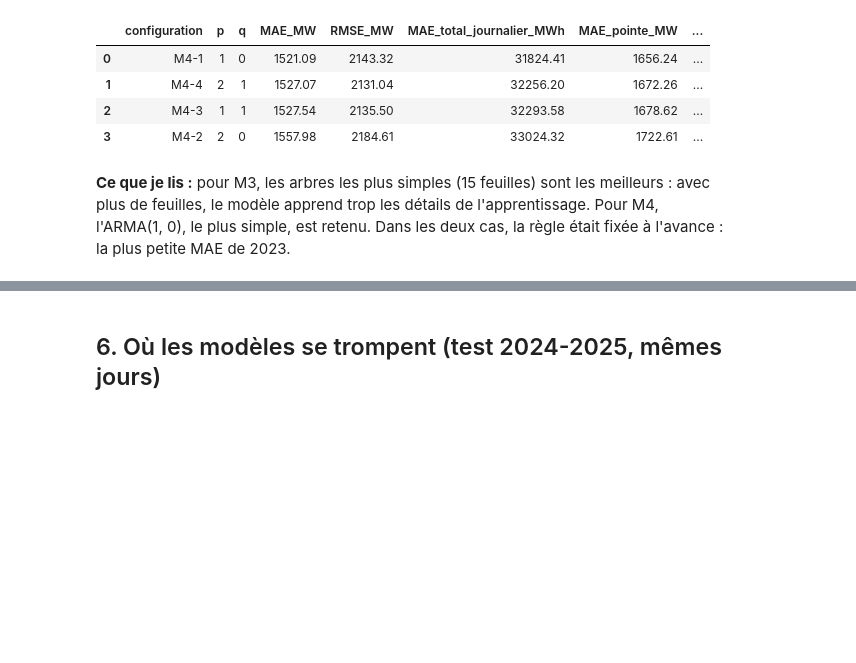
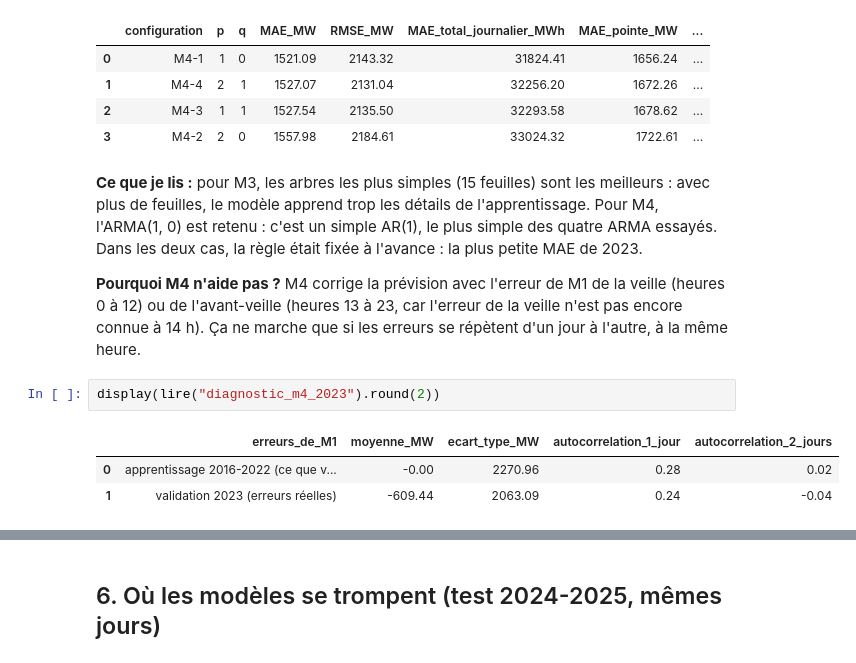
Before and after one commit to MarteOued/Projet-series-temporelles, a Jupyter notebook: notebooks/04_resultats_modeles.ipynb, the cells around one changed output, grey strips where cells are left out. Saved outputs shown, nothing was run; the diff lists cells and outputs as text; blank space fills up the shorter version.

```diff
--- a/notebooks/04_resultats_modeles.ipynb
+++ b/notebooks/04_resultats_modeles.ipynb
@@ -309,5 +310,16 @@ M4 : correction ARMA(p, q) des erreurs de M1
 | 3 | M4-2 | 2 | 0 | 1557.98 | 2184.61 | 33024.32 | 1722.61 | ... |
 # %% [markdown]
 **Ce que je lis :** pour M3, les arbres les plus simples (15 feuilles) sont les meilleurs : avec plus
-de feuilles, le modèle apprend trop les détails de l'apprentissage. Pour M4, l'ARMA(1, 0), le plus
-simple, est retenu. Dans les deux cas, la règle était fixée à l'avance : la plus petite MAE de 2023.
+de feuilles, le modèle apprend trop les détails de l'apprentissage. Pour M4, l'ARMA(1, 0) est retenu :
+c'est un simple AR(1), le plus simple des quatre ARMA essayés. Dans les deux cas, la règle était
+fixée à l'avance : la plus petite MAE de 2023.
+
+**Pourquoi M4 n'aide pas ?** M4 corrige la prévision avec l'erreur de M1 de la veille (heures 0 à
+12) ou de l'avant-veille (heures 13 à 23, car l'erreur de la veille n'est pas encore connue à 14 h).
+Ça ne marche que si les erreurs se répètent d'un jour à l'autre, à la même heure.
+# %%
+display(lire("diagnostic_m4_2023").round(2))
+# %% [output]
+|  | erreurs_de_M1 | moyenne_MW | ecart_type_MW | autocorrelation_1_jour | autocorrelation_2_jours |
+| 0 | apprentissage 2016-2022 (ce que v... | -0.00 | 2270.96 | 0.28 | 0.02 |
+| 1 | validation 2023 (erreurs réelles) | -609.44 | 2063.09 | 0.24 | -0.04 |
```
Also changed, not shown: parts of 12 cells of this notebook, 11 other files.
